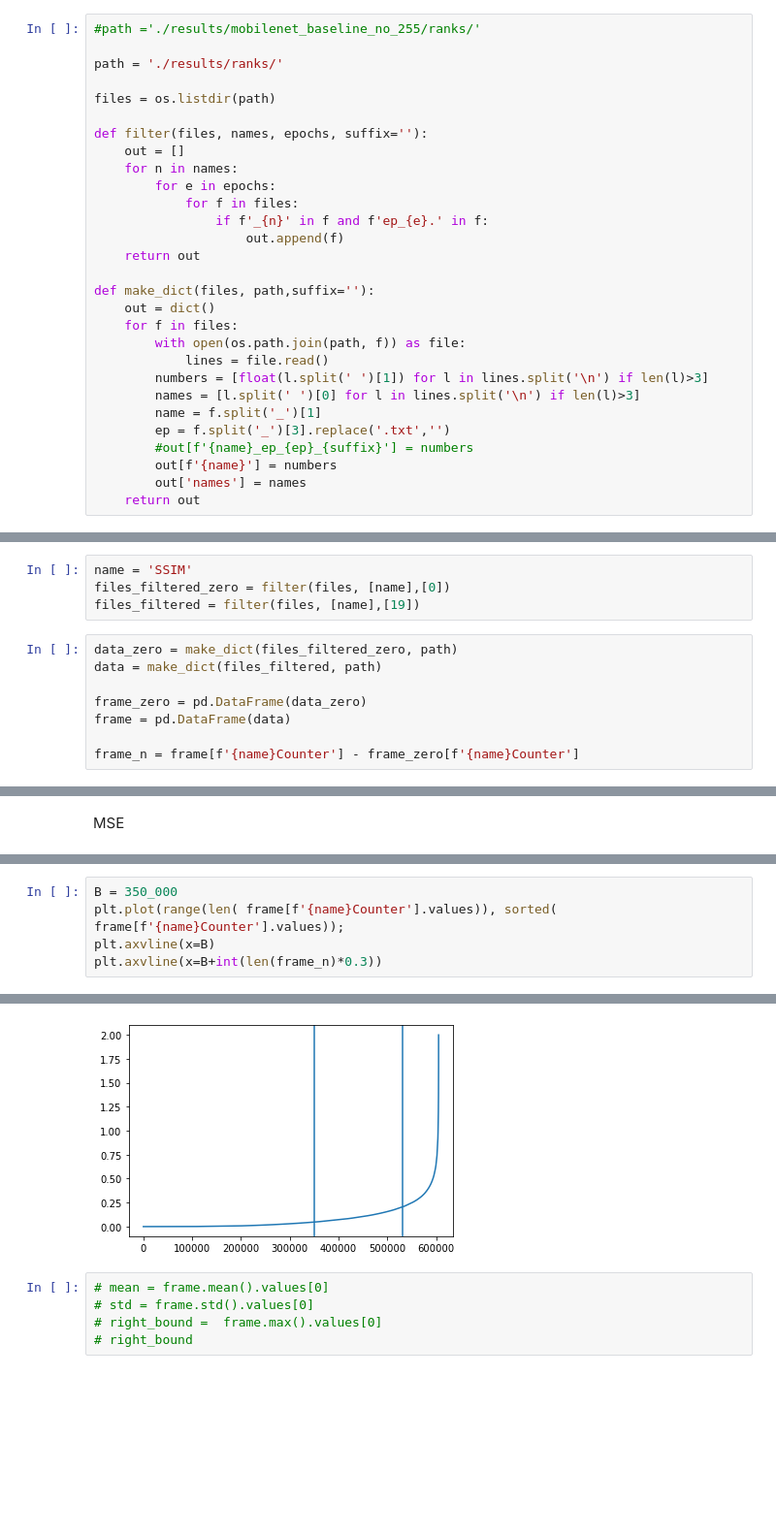
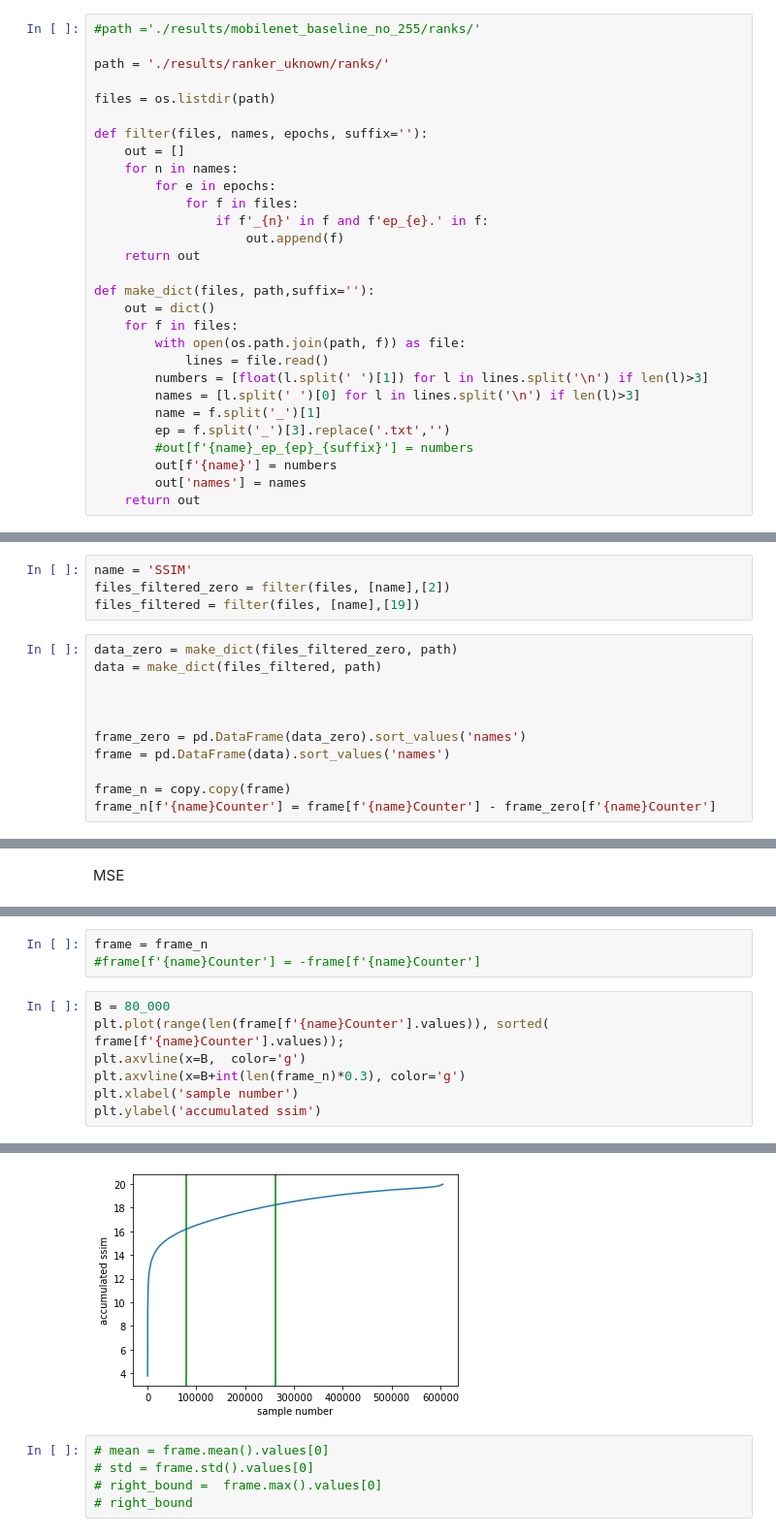
Before and after one commit to diff7/srcnn_rank, a Jupyter notebook: make_subset.ipynb, the cells around one changed output, grey strips where cells are left out. Shown: that part at 97% size. Saved outputs shown, nothing was run; the diff lists cells and outputs as text; blank space fills up the shorter version.

```diff
--- a/make_subset.ipynb
+++ b/make_subset.ipynb
@@ -14,7 +15,7 @@ len(initial)
 # %%
 #path ='./results/mobilenet_baseline_no_255/ranks/'
 
-path = './results/ranks/'
+path = './results/ranker_uknown/ranks/'
 
 files = os.listdir(path)
 
@@ -50,12 +55,15 @@ def make_dict(files, path,suffix=''):
 # %%
 name = 'SSIM'
-files_filtered_zero = filter(files, [name],[0])
+files_filtered_zero = filter(files, [name],[2])
 files_filtered = filter(files, [name],[19])
 # %%
 data_zero = make_dict(files_filtered_zero, path)
 data = make_dict(files_filtered, path)
 
-frame_zero = pd.DataFrame(data_zero)
-frame = pd.DataFrame(data)
 
-frame_n = frame[f'{name}Counter'] - frame_zero[f'{name}Counter']
+
+frame_zero = pd.DataFrame(data_zero).sort_values('names')
+frame = pd.DataFrame(data).sort_values('names')
+
+frame_n = copy.copy(frame)
+frame_n[f'{name}Counter'] = frame[f'{name}Counter'] - frame_zero[f'{name}Counter']
@@ -83,6 +106,11 @@ frame[f'{name}Counter'].hist()
+# %%
+frame = frame_n
+#frame[f'{name}Counter'] = -frame[f'{name}Counter']
 # %%
-B = 350_000
-plt.plot(range(len( frame[f'{name}Counter'].values)), sorted( frame[f'{name}Counter'].values));
-plt.axvline(x=B)
-plt.axvline(x=B+int(len(frame_n)*0.3))
+B = 80_000
+plt.plot(range(len(frame[f'{name}Counter'].values)), sorted( frame[f'{name}Counter'].values));
+plt.axvline(x=B,  color='g')
+plt.axvline(x=B+int(len(frame_n)*0.3), color='g')
+plt.xlabel('sample number')
+plt.ylabel('accumulated ssim')
 # %% [output]
@@ -90,4 +118,4 @@ plt.axvline(x=B+int(len(frame_n)*0.3))
-[figure, old version]
+[figure, new version]
 # %%
 # mean = frame.mean().values[0]
 # std = frame.std().values[0]
```
Also changed, not shown: parts of 21 cells of this notebook, 9 other files.
